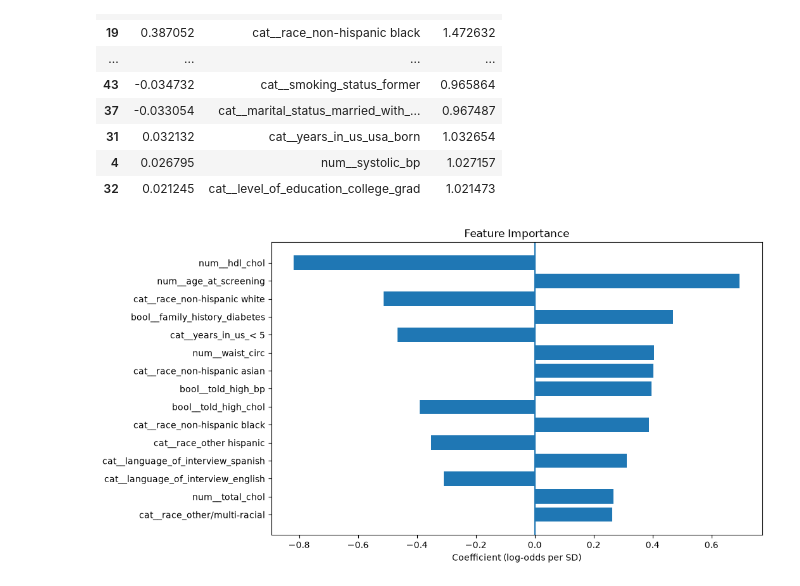
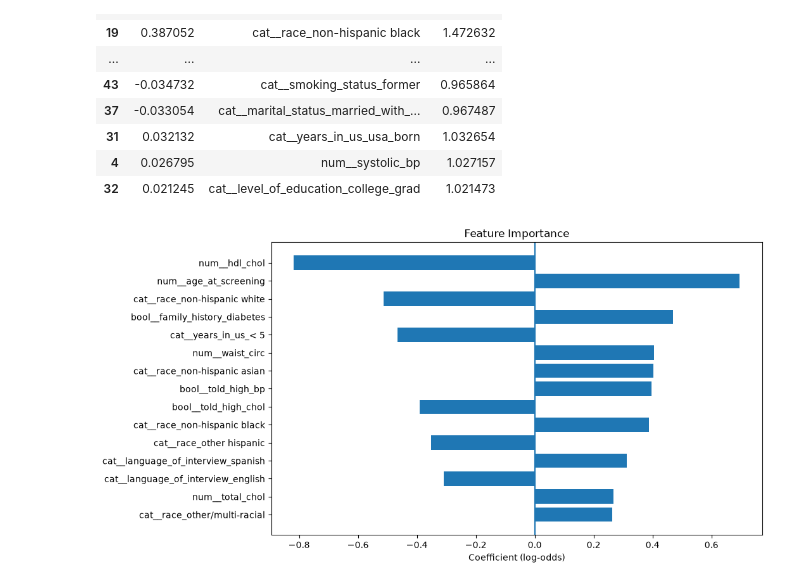
Before and after one commit to cankale/nhanes-diabetes-risk, a Jupyter notebook: src/02_model.ipynb, the cells around one changed output. Saved outputs shown, nothing was run; the diff lists cells and outputs as text; code cells hidden in the pictures.

```diff
--- a/src/02_model.ipynb
+++ b/src/02_model.ipynb
@@ -205,12 +205,12 @@ display(feat_imp)
 # %%
 fig, ax = plt.subplots(figsize=(10,6))
 
 ax.barh(y=feat_imp['names'].head(15), width=feat_imp['coef'].head(15))
 ax.invert_yaxis()
-ax.set_xlabel('Coefficient (log-odds per SD)')
+ax.set_xlabel('Coefficient (log-odds)')
 ax.set_title('Feature Importance')
 ax.axvline(0)
 
 fig.savefig('../reports/figures/feature_importance.png', bbox_inches='tight')
 # %% [output]
-[figure, old version]
+[figure, new version]
```
Also changed, not shown: parts of 2 cells of this notebook, 1 other file.
